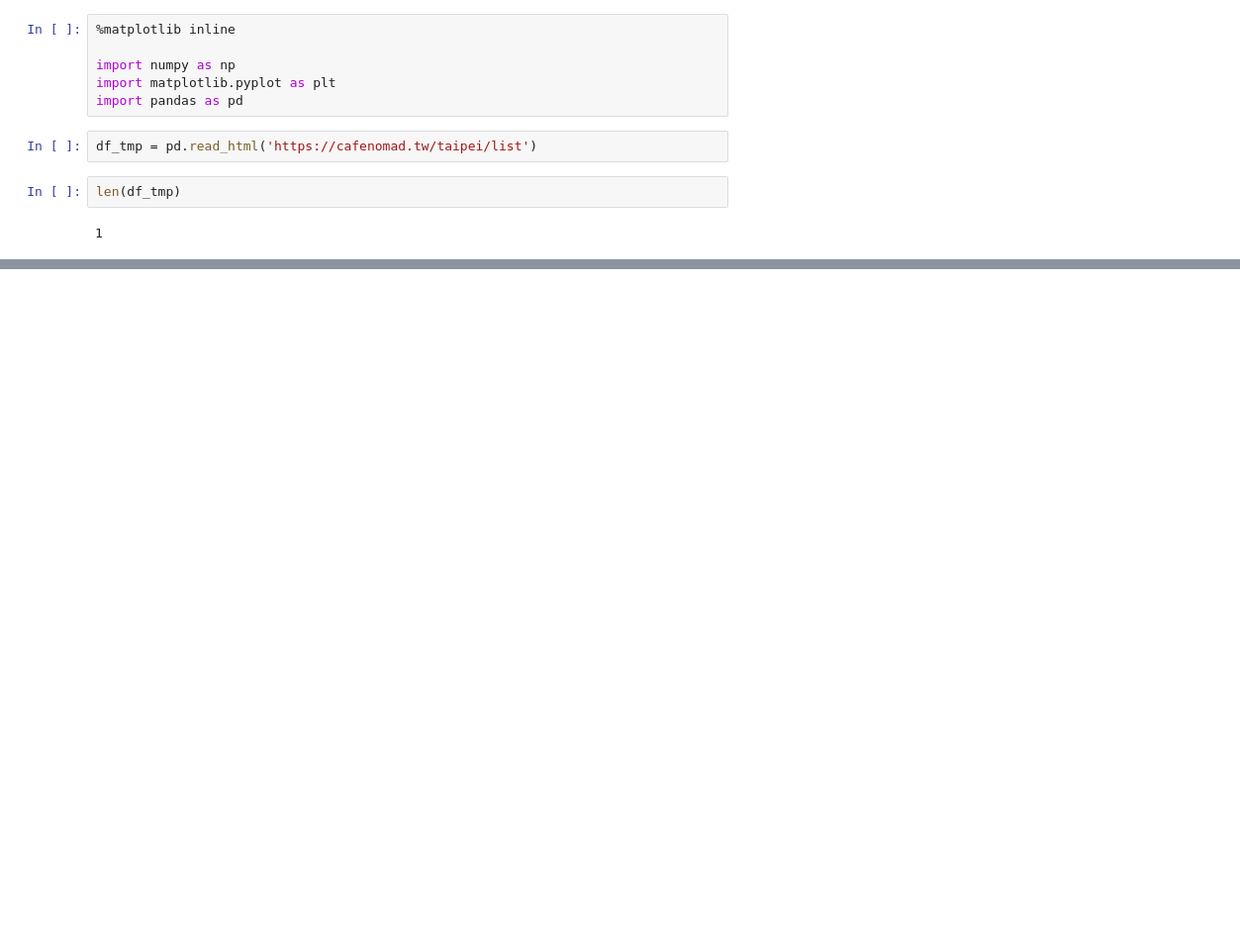
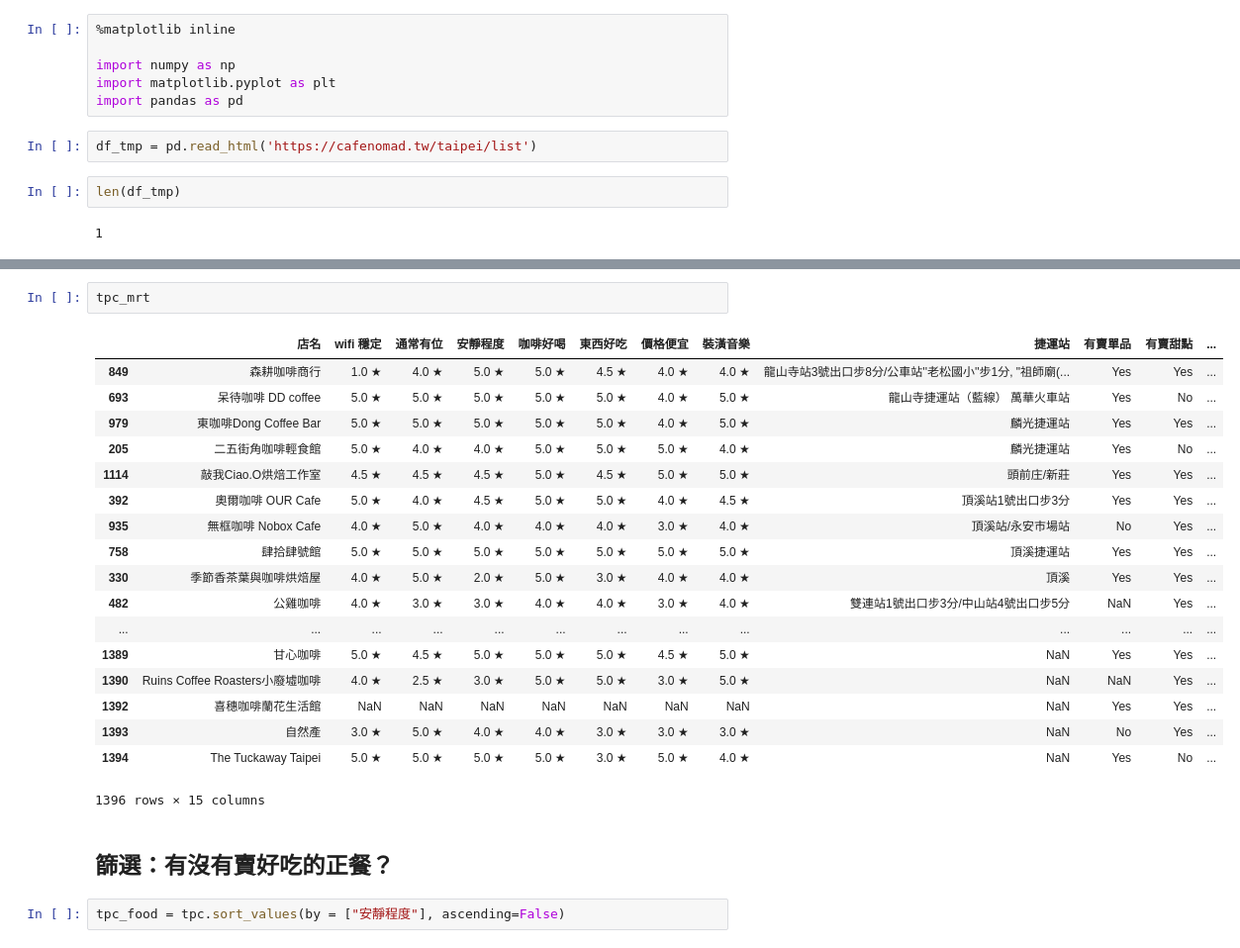
Before and after one commit to masterlo/Python-NCCU, a Jupyter notebook: 台北 咖啡廳整理.ipynb, the cells around one changed output, grey strips where cells are left out. Shown at 99% size. Cells and saved outputs as stored; diff of their text form; blank space fills up the shorter version.

```diff
--- a/台北 咖啡廳整理.ipynb
+++ b/台北 咖啡廳整理.ipynb
@@ -23,0 +53,25 @@ df.head()
+# %%
+tpc_mrt
+# %% [output]
+|  | 店名 | wifi 穩定 | 通常有位 | 安靜程度 | 咖啡好喝 | 東西好吃 | 價格便宜 | 裝潢音樂 | 捷運站 | 有賣單品 | 有賣甜點 | ... |
+| 849 | 森耕咖啡商行 | 1.0 ★ | 4.0 ★ | 5.0 ★ | 5.0 ★ | 4.5 ★ | 4.0 ★ | 4.0 ★ | 龍山寺站3號出口步8分/公車站''老松國小''步1分, "祖師廟(... | Yes | Yes | ... |
+| 693 | 呆待咖啡 DD coffee | 5.0 ★ | 5.0 ★ | 5.0 ★ | 5.0 ★ | 5.0 ★ | 4.0 ★ | 5.0 ★ | 龍山寺捷運站（藍線） 萬華火車站 | Yes | No | ... |
+| 979 | 東咖啡Dong Coffee Bar | 5.0 ★ | 5.0 ★ | 5.0 ★ | 5.0 ★ | 5.0 ★ | 4.0 ★ | 5.0 ★ | 麟光捷運站 | Yes | Yes | ... |
+| 205 | 二五街角咖啡輕食館 | 5.0 ★ | 4.0 ★ | 4.0 ★ | 5.0 ★ | 5.0 ★ | 5.0 ★ | 4.0 ★ | 麟光捷運站 | Yes | No | ... |
+| 1114 | 敲我Ciao.O烘焙工作室 | 4.5 ★ | 4.5 ★ | 4.5 ★ | 5.0 ★ | 4.5 ★ | 5.0 ★ | 5.0 ★ | 頭前庄/新莊 | Yes | Yes | ... |
+| 392 | 奧爾咖啡 OUR Cafe | 5.0 ★ | 4.0 ★ | 4.5 ★ | 5.0 ★ | 5.0 ★ | 4.0 ★ | 4.5 ★ | 頂溪站1號出口步3分 | Yes | Yes | ... |
+| 935 | 無框咖啡 Nobox Cafe | 4.0 ★ | 5.0 ★ | 4.0 ★ | 4.0 ★ | 4.0 ★ | 3.0 ★ | 4.0 ★ | 頂溪站/永安市場站 | No | Yes | ... |
+| 758 | 肆拾肆號館 | 5.0 ★ | 5.0 ★ | 5.0 ★ | 5.0 ★ | 5.0 ★ | 5.0 ★ | 5.0 ★ | 頂溪捷運站 | Yes | Yes | ... |
+| 330 | 季節香茶葉與咖啡烘焙屋 | 4.0 ★ | 5.0 ★ | 2.0 ★ | 5.0 ★ | 3.0 ★ | 4.0 ★ | 4.0 ★ | 頂溪 | Yes | Yes | ... |
+| 482 | 公雞咖啡 | 4.0 ★ | 3.0 ★ | 3.0 ★ | 4.0 ★ | 4.0 ★ | 3.0 ★ | 4.0 ★ | 雙連站1號出口步3分/中山站4號出口步5分 | NaN | Yes | ... |
+| ... | ... | ... | ... | ... | ... | ... | ... | ... | ... | ... | ... | ... |
+| 1389 | 甘心咖啡 | 5.0 ★ | 4.5 ★ | 5.0 ★ | 5.0 ★ | 5.0 ★ | 4.5 ★ | 5.0 ★ | NaN | Yes | Yes | ... |
+| 1390 | Ruins Coffee Roasters小廢墟咖啡 | 4.0 ★ | 2.5 ★ | 3.0 ★ | 5.0 ★ | 5.0 ★ | 3.0 ★ | 5.0 ★ | NaN | NaN | Yes | ... |
+| 1392 | 喜穗咖啡蘭花生活館 | NaN | NaN | NaN | NaN | NaN | NaN | NaN | NaN | Yes | Yes | ... |
+| 1393 | 自然產 | 3.0 ★ | 5.0 ★ | 4.0 ★ | 4.0 ★ | 3.0 ★ | 3.0 ★ | 3.0 ★ | NaN | No | Yes | ... |
+| 1394 | The Tuckaway Taipei | 5.0 ★ | 5.0 ★ | 5.0 ★ | 5.0 ★ | 3.0 ★ | 5.0 ★ | 4.0 ★ | NaN | Yes | No | ... |
+1396 rows × 15 columns
+# %% [markdown]
+## 篩選：有沒有賣好吃的正餐？
+# %%
+tpc_food = tpc.sort_values(by = ["安靜程度"], ascending=False)
```
Also changed, not shown: parts of 10 cells of this notebook.
